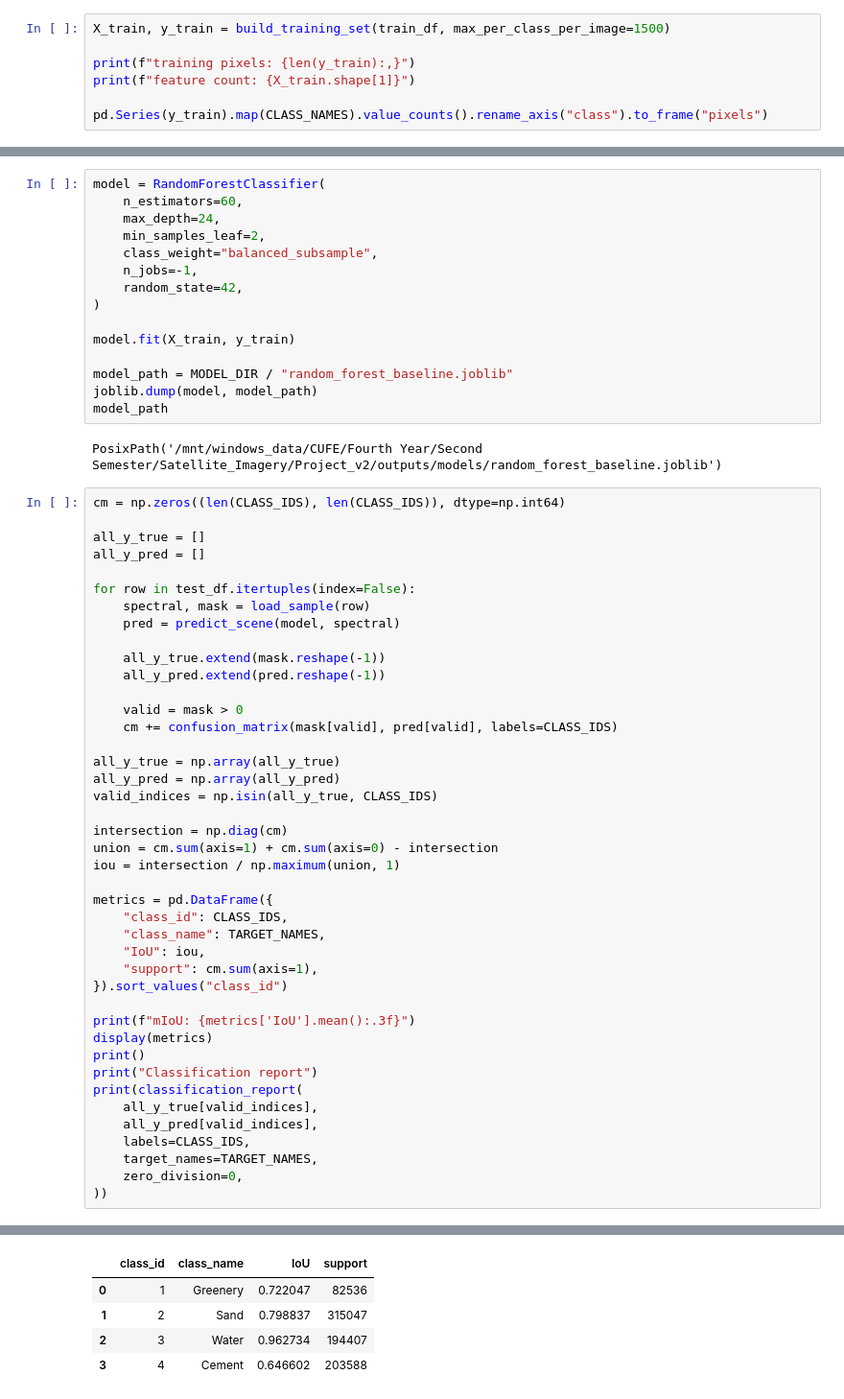
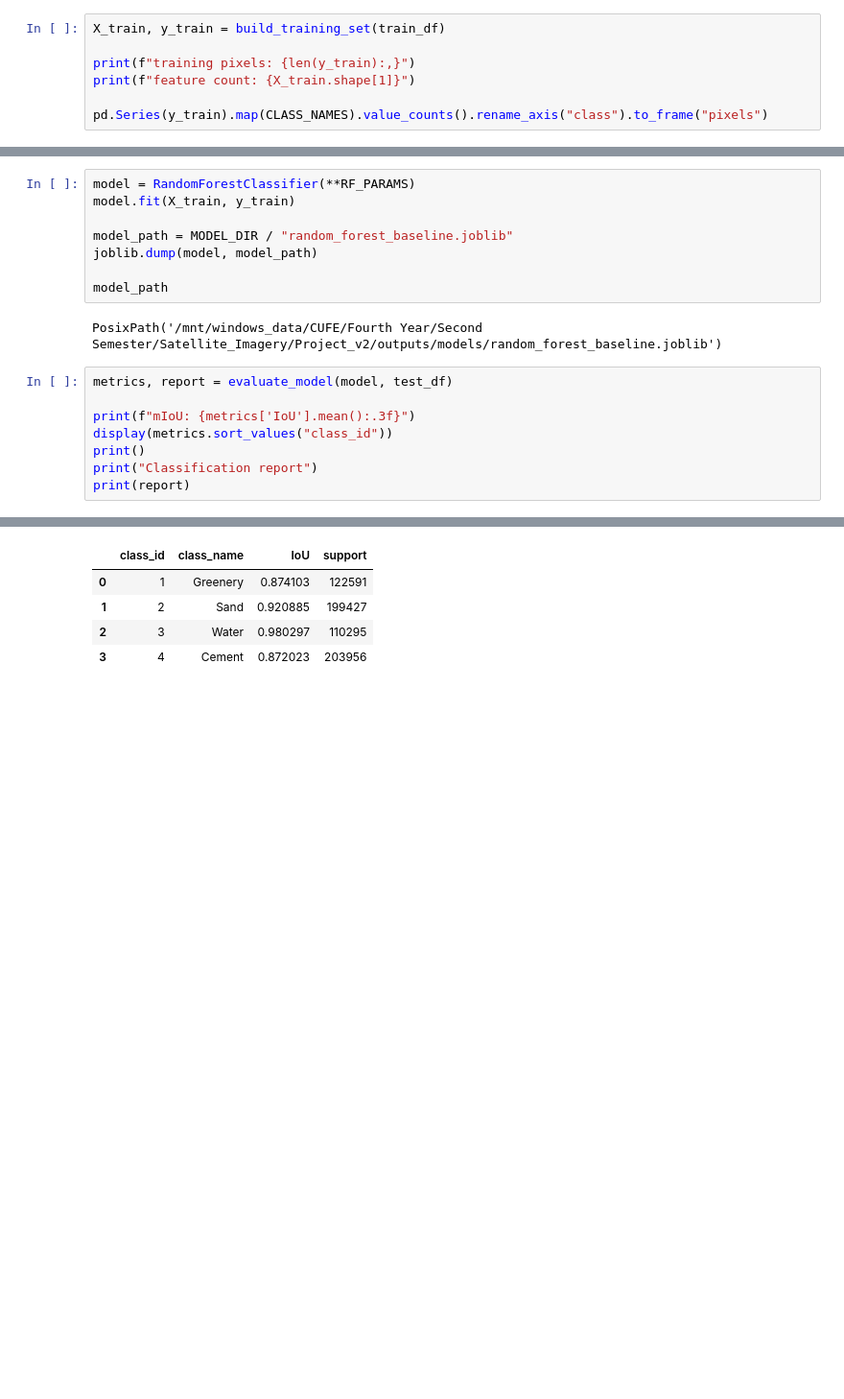
Before and after one commit to kirobaghdad/land-cover, a Jupyter notebook: notebooks/rf_train.ipynb, the cells around one changed output, grey strips where cells are left out. Shown at 96% size. Cells and saved outputs as stored; diff of their text form; blank space fills up the shorter version.

```diff
--- a/notebooks/rf_train.ipynb
+++ b/notebooks/rf_train.ipynb
@@ -187,5 +248,5 @@ test scenes: 11
 # %%
-X_train, y_train = build_training_set(train_df, max_per_class_per_image=1500)
+X_train, y_train = build_training_set(train_df)
 
 print(f"training pixels: {len(y_train):,}")
 print(f"feature count: {X_train.shape[1]}")
@@ -203,60 +264,19 @@ feature count: 25
 # %%
-model = RandomForestClassifier(
-    n_estimators=60,
-    max_depth=24,
-    min_samples_leaf=2,
-    class_weight="balanced_subsample",
-    n_jobs=-1,
-    random_state=42,
-)
-
+model = RandomForestClassifier(**RF_PARAMS)
 model.fit(X_train, y_train)
 
 model_path = MODEL_DIR / "random_forest_baseline.joblib"
 joblib.dump(model, model_path)
+
 model_path
 # %% [output]
 PosixPath('/mnt/windows_data/CUFE/Fourth Year/Second Semester/Satellite_Imagery/Project_v2/outputs/models/random_forest_baseline.joblib')
 # %%
-cm = np.zeros((len(CLASS_IDS), len(CLASS_IDS)), dtype=np.int64)
-
-all_y_true = []
-all_y_pred = []
-
-for row in test_df.itertuples(index=False):
-    spectral, mask = load_sample(row)
-    pred = predict_scene(model, spectral)
-
-    all_y_true.extend(mask.reshape(-1))
-    all_y_pred.extend(pred.reshape(-1))
-
-    valid = mask > 0
-    cm += confusion_matrix(mask[valid], pred[valid], labels=CLASS_IDS)
-
-all_y_true = np.array(all_y_true)
-all_y_pred = np.array(all_y_pred)
-valid_indices = np.isin(all_y_true, CLASS_IDS)
-
-intersection = np.diag(cm)
-union = cm.sum(axis=1) + cm.sum(axis=0) - intersection
-iou = intersection / np.maximum(union, 1)
-
-metrics = pd.DataFrame({
-    "class_id": CLASS_IDS,
-    "class_name": TARGET_NAMES,
-    "IoU": iou,
-    "support": cm.sum(axis=1),
-}).sort_values("class_id")
+metrics, report = evaluate_model(model, test_df)
 
 print(f"mIoU: {metrics['IoU'].mean():.3f}")
-display(metrics)
+display(metrics.sort_values("class_id"))
 print()
 print("Classification report")
-print(classification_report(
-    all_y_true[valid_indices],
-    all_y_pred[valid_indices],
-    labels=CLASS_IDS,
-    target_names=TARGET_NAMES,
-    zero_division=0,
-))
+print(report)
 # %% [output]
@@ -264,8 +284,8 @@ mIoU: 0.783
 |  | class_id | class_name | IoU | support |
-| 0 | 1 | Greenery | 0.722047 | 82536 |
-| 1 | 2 | Sand | 0.798837 | 315047 |
-| 2 | 3 | Water | 0.962734 | 194407 |
-| 3 | 4 | Cement | 0.646602 | 203588 |
+| 0 | 1 | Greenery | 0.874103 | 122591 |
+| 1 | 2 | Sand | 0.920885 | 199427 |
+| 2 | 3 | Water | 0.980297 | 110295 |
+| 3 | 4 | Cement | 0.872023 | 203956 |
 Classification report
               precision    recall  f1-score   support
 
```
Also changed, not shown: parts of 8 cells of this notebook, 2 other files.
